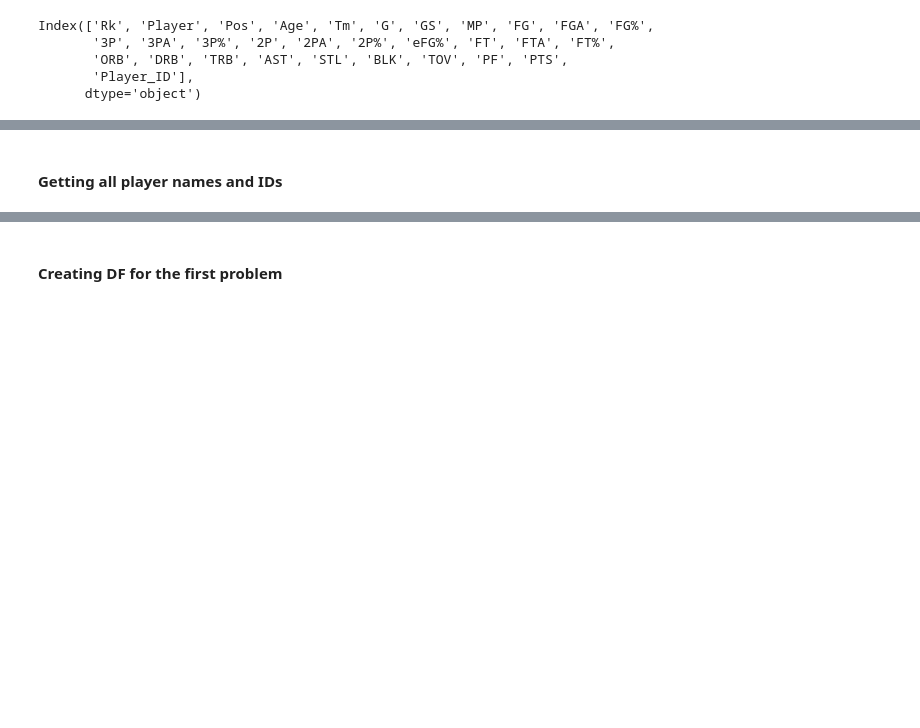
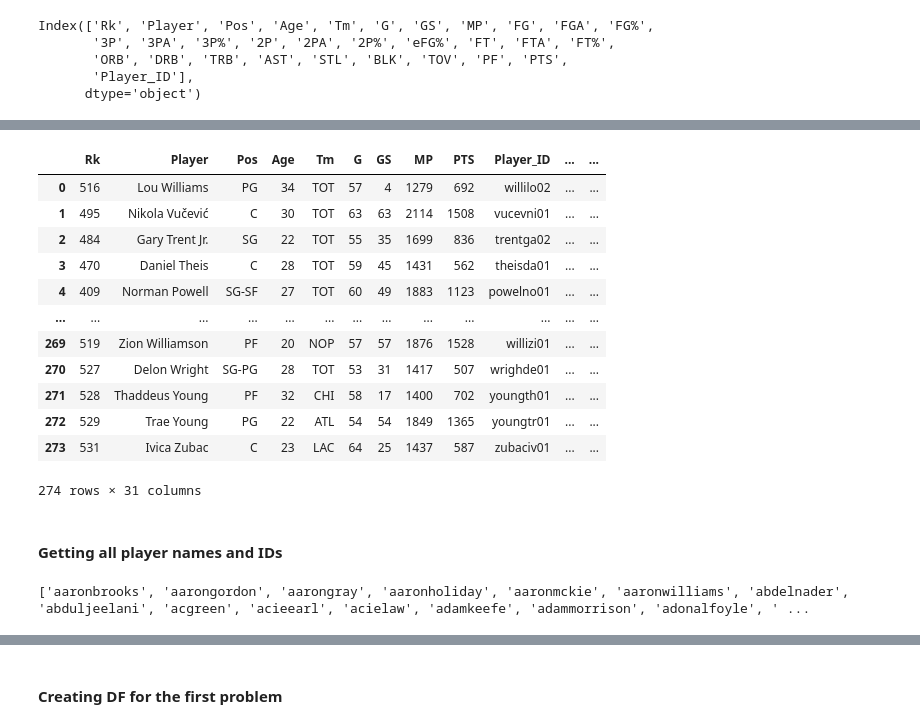
Before and after one commit to brybranmuffin/IEOR-142-Final, a Jupyter notebook: project.ipynb, the cells around one changed output, grey strips where cells are left out. Saved outputs shown, nothing was run; the diff lists cells and outputs as text; code cells hidden in the pictures; blank space fills up the shorter version.

```diff
--- a/project.ipynb
+++ b/project.ipynb
@@ -309,3 +312,26 @@ See the caveats in the documentation: https://pandas.pydata.org/pandas-docs/stab
+# %%
+# We have to make a version of our zscores_dict without shortened NBA seasons.
+# These include 1998-99 (lockout), 2011-12 (lockout), 2019-20 (Covid), 2020-21 (Covid)
+zscores_dict_no_short = zscores_dict.copy()
+
+zscores_dict_no_short.pop("1998-99")
+zscores_dict_no_short.pop("2011-12")
+zscores_dict_no_short.pop("2019-20")
+zscores_dict_no_short.pop("2020-21")
+# %% [output]
+|  | Rk | Player | Pos | Age | Tm | G | GS | MP | PTS | Player_ID | ... | ... |
+| 0 | 516 | Lou Williams | PG | 34 | TOT | 57 | 4 | 1279 | 692 | willilo02 | ... | ... |
+| 1 | 495 | Nikola Vučević | C | 30 | TOT | 63 | 63 | 2114 | 1508 | vucevni01 | ... | ... |
+| 2 | 484 | Gary Trent Jr. | SG | 22 | TOT | 55 | 35 | 1699 | 836 | trentga02 | ... | ... |
+| 3 | 470 | Daniel Theis | C | 28 | TOT | 59 | 45 | 1431 | 562 | theisda01 | ... | ... |
+| 4 | 409 | Norman Powell | SG-SF | 27 | TOT | 60 | 49 | 1883 | 1123 | powelno01 | ... | ... |
+| ... | ... | ... | ... | ... | ... | ... | ... | ... | ... | ... | ... | ... |
+| 269 | 519 | Zion Williamson | PF | 20 | NOP | 57 | 57 | 1876 | 1528 | willizi01 | ... | ... |
+| 270 | 527 | Delon Wright | SG-PG | 28 | TOT | 53 | 31 | 1417 | 507 | wrighde01 | ... | ... |
+| 271 | 528 | Thaddeus Young | PF | 32 | CHI | 58 | 17 | 1400 | 702 | youngth01 | ... | ... |
+| 272 | 529 | Trae Young | PG | 22 | ATL | 54 | 54 | 1849 | 1365 | youngtr01 | ... | ... |
+| 273 | 531 | Ivica Zubac | C | 23 | LAC | 64 | 25 | 1437 | 587 | zubaciv01 | ... | ... |
+274 rows × 31 columns
 # %% [markdown]
 #### Getting all player names and IDs
 # %%
@@ -315,5 +341,16 @@ for df in zscores_dict.values():
     temp_df = df[["Player", "Player_ID"]]
     player_names_id_df = pd.concat([player_names_id_df,temp_df])
+# %%
+#sc
+
+tempee = list(name_id_df["Player"])
+tempee.sort()
+print(tempee)
+# len(tempee)
+# len(name_id_df)
+# print(list(name_id_df["Player"])
+# %% [output]
+['aaronbrooks', 'aarongordon', 'aarongray', 'aaronholiday', 'aaronmckie', 'aaronwilliams', 'abdelnader', 'abduljeelani', 'acgreen', 'acieearl', 'acielaw', 'adamkeefe', 'adammorrison', 'adonalfoyle', ' ...
 # %%
 def string_filter(string):
     word = filter(str.isalnum, string)
```
Also changed, not shown: parts of 31 cells of this notebook, 7 other files.
